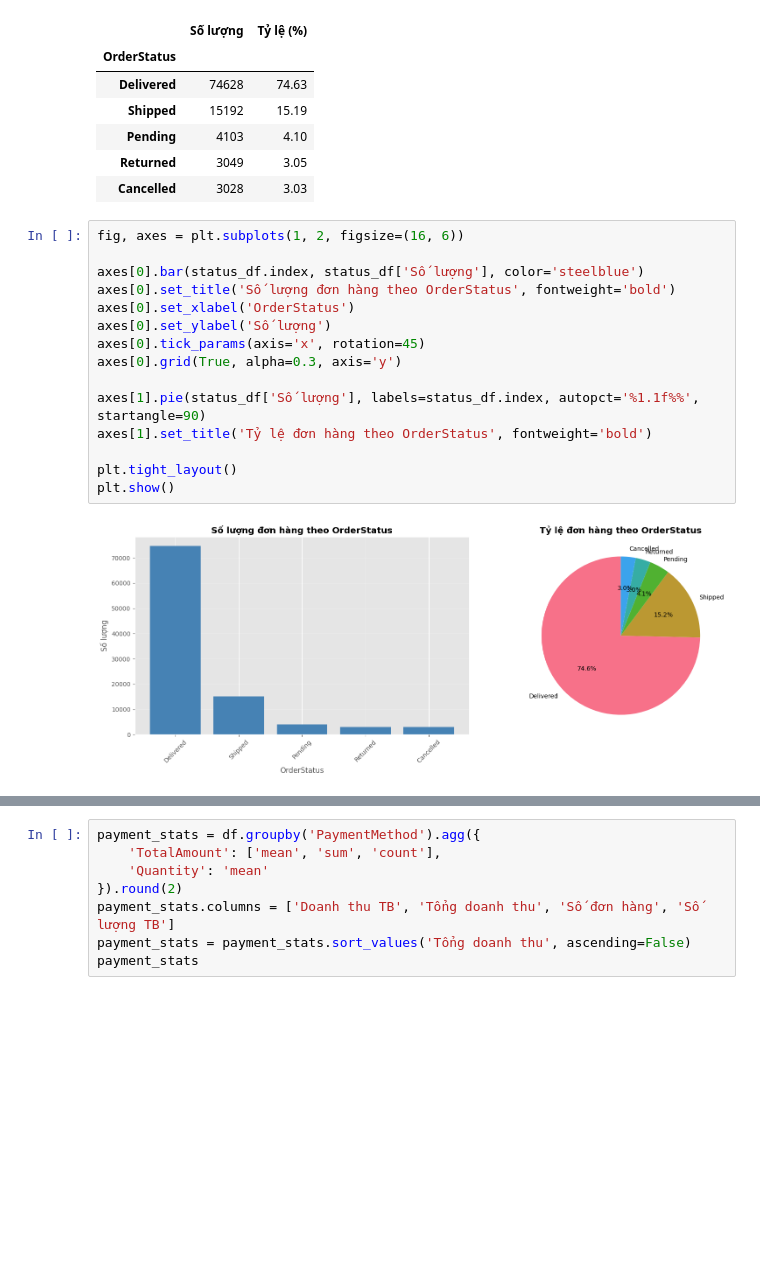
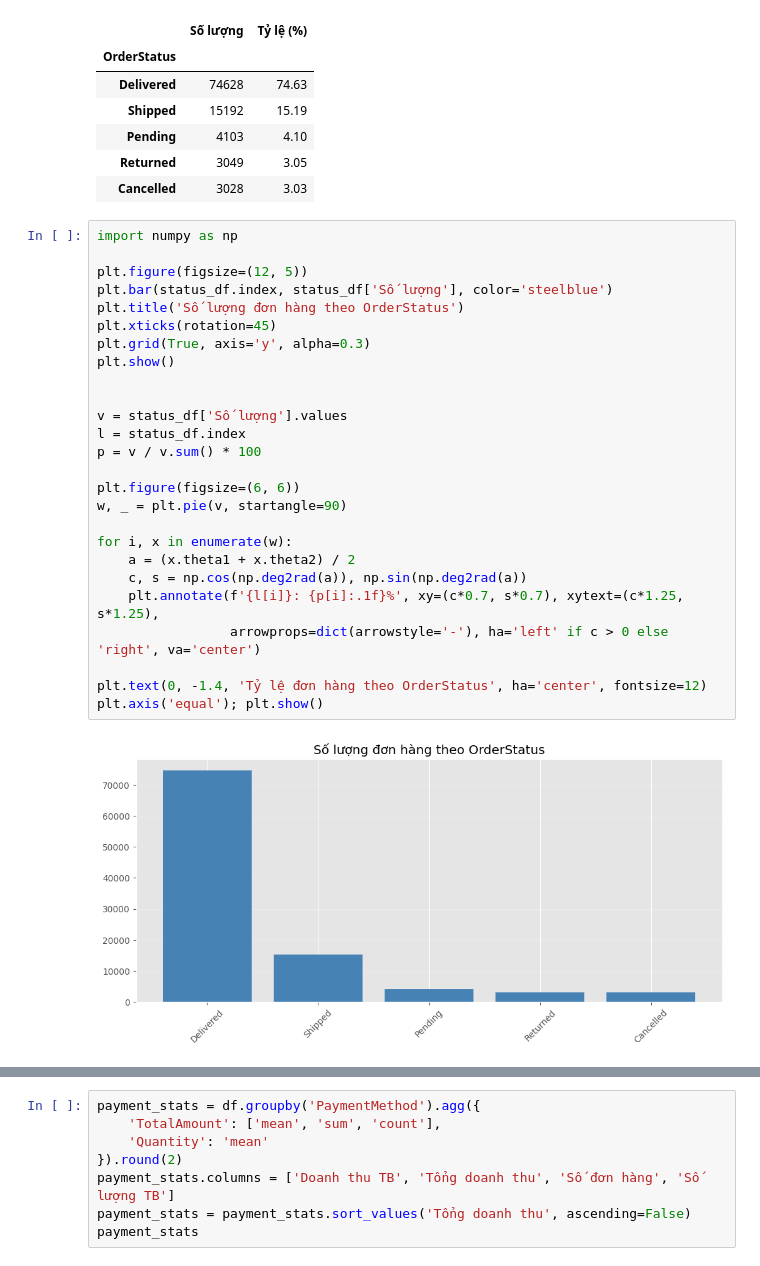
Before and after one commit to khoa2795/Final-Project, a Jupyter notebook: 02_EDA_and_Visualization_KHOI.ipynb, the cells around one changed output, grey strips where cells are left out. Drawn from its saved outputs; the diff is of its cells as text; blank space fills up the shorter version.

```diff
--- a/02_EDA_and_Visualization_KHOI.ipynb
+++ b/02_EDA_and_Visualization_KHOI.ipynb
@@ -200,20 +200,31 @@ status_df
 | Pending | 4103 | 4.10 |
 | Returned | 3049 | 3.05 |
 | Cancelled | 3028 | 3.03 |
-# %%
-fig, axes = plt.subplots(1, 2, figsize=(16, 6))
-
-axes[0].bar(status_df.index, status_df['Số lượng'], color='steelblue')
-axes[0].set_title('Số lượng đơn hàng theo OrderStatus', fontweight='bold')
-axes[0].set_xlabel('OrderStatus')
-axes[0].set_ylabel('Số lượng')
-axes[0].tick_params(axis='x', rotation=45)
-axes[0].grid(True, alpha=0.3, axis='y')
-
-axes[1].pie(status_df['Số lượng'], labels=status_df.index, autopct='%1.1f%%', startangle=90)
-axes[1].set_title('Tỷ lệ đơn hàng theo OrderStatus', fontweight='bold')
-
-plt.tight_layout()
-plt.show()
-# %% [output]
-[figure, removed]
+# %%
+import numpy as np
+
+plt.figure(figsize=(12, 5))
+plt.bar(status_df.index, status_df['Số lượng'], color='steelblue')
+plt.title('Số lượng đơn hàng theo OrderStatus')
+plt.xticks(rotation=45)
+plt.grid(True, axis='y', alpha=0.3)
+plt.show()
+
+
+v = status_df['Số lượng'].values
+l = status_df.index
+p = v / v.sum() * 100
+
+plt.figure(figsize=(6, 6))
+w, _ = plt.pie(v, startangle=90)
+
+for i, x in enumerate(w):
+    a = (x.theta1 + x.theta2) / 2
+    c, s = np.cos(np.deg2rad(a)), np.sin(np.deg2rad(a))
+    plt.annotate(f'{l[i]}: {p[i]:.1f}%', xy=(c*0.7, s*0.7), xytext=(c*1.25, s*1.25),
+                 arrowprops=dict(arrowstyle='-'), ha='left' if c > 0 else 'right', va='center')
+
+plt.text(0, -1.4, 'Tỷ lệ đơn hàng theo OrderStatus', ha='center', fontsize=12)
+plt.axis('equal'); plt.show()
+# %% [output]
+[figure, added]
```
Also changed, not shown: parts of 12 cells of this notebook.
